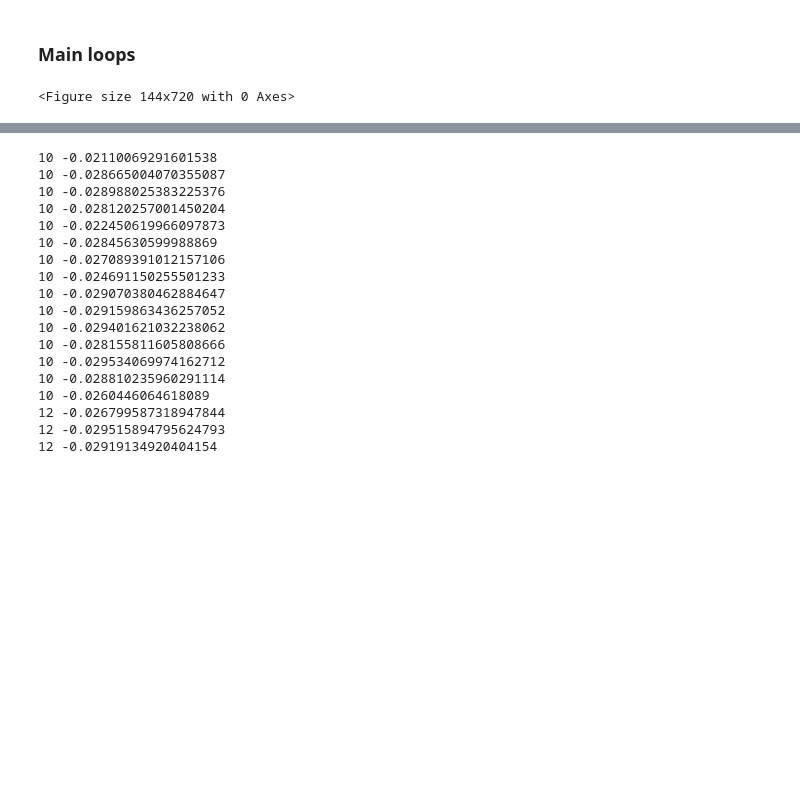
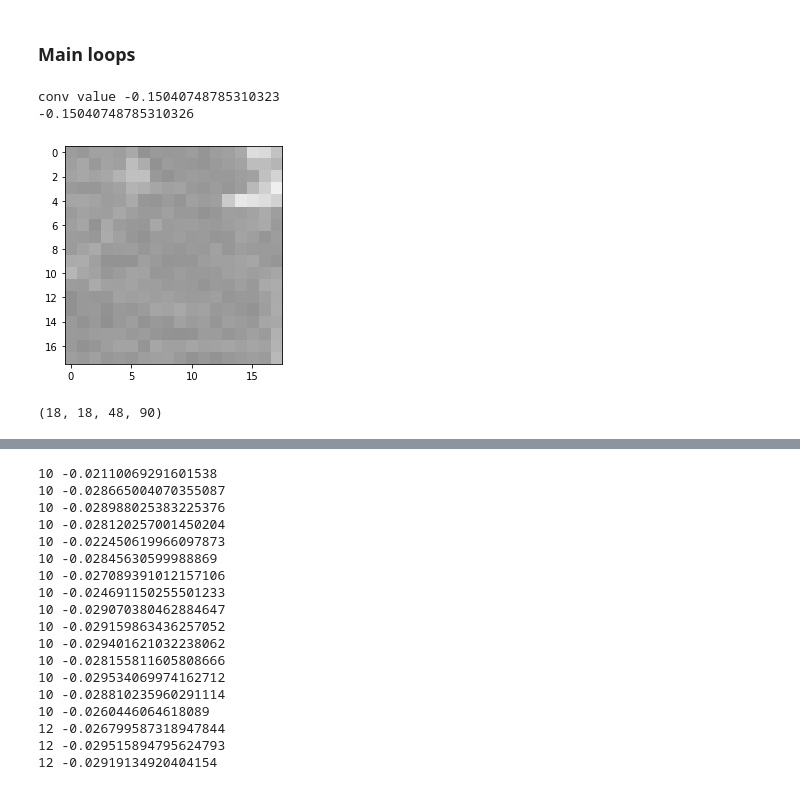
Before and after one commit to andrew-veriga/MathForML, a Jupyter notebook: ConvolutionalCoffieCircles.ipynb, the cells around one changed output, grey strips where cells are left out. Cells and saved outputs as stored; diff of their text form; code cells hidden in the pictures; blank space fills up the shorter version.

```diff
--- a/ConvolutionalCoffieCircles.ipynb
+++ b/ConvolutionalCoffieCircles.ipynb
@@ -56,7 +56,7 @@ print (Image.shape)
 # %%
 firstX=1
 firstY=1
-ImageSize = (48,64) #Image.shape
+ImageSize = (48,90) #Image.shape
 MaxSize = 40
 MinSize = 10
 Contrast = .18
@@ -186,38 +186,32 @@ conv value -0.08034258328586487
 ### Main loops
 # %%
 
-  _mask=getFuzzyMask( 18, Thick )
+  SquareSize=18
+  _mask=getFuzzyMask( SquareSize, Thick )
   mask_size = _mask.shape[0]
   pad_size = mask_size // 2
-  rem = mask_size % 2
-  horisontal_pad = np.zeros((ImageSize[0], pad_size), dtype=np.float64)
+  rest = mask_size % 2
+  horisontal_pad = np.random.rand(ImageSize[0], pad_size)#, dtype=np.float64)
   vertical_pad = np.zeros((pad_size, ImageSize[1]+pad_size*2), dtype=np.float64)
   a = np.hstack((horisontal_pad, Image[:ImageSize[0],:ImageSize[1]], horisontal_pad))
   a = np.vstack((vertical_pad, a, vertical_pad))
 
-  sub_shape = (mask.shape)
-  view_shape = tuple(np.subtract(a.shape, sub_shape )+ rem ) + sub_shape
+  sub_shape = (_mask.shape)
+  view_shape = (ImageSize[0]+ rest,ImageSize[1]+ rest, sub_shape[0] , sub_shape[1] )
   strides = a.strides + a.strides
   sub_matrices = np.lib.stride_tricks.as_strided(a,view_shape,strides)
-  import math
-  num = np.abs(math.sqrt(len(sub_matrices)))
-  fig = plt.gcf()
-  fig.set_size_inches(1*2 , 5*2 )
-
-  i=0
-  #SquareSize=18, (x,y)= 58, 13
-  x=58
-  y=13
-  posy = y + pad_size
-  posx = x + pad_size
-  index = ImageSize[1] * posy + posx
-
-  for img in sub_matrices[index-2:index+3,:,:]:
-  # Set up subplot; subplot indices start at 1
-    sp = plt.subplot(1, 5, i+1 )
-    sp.axis('Off') # Don't show axes (or gridlines)
-    plt.imshow(img,cmap=plt.get_cmap('gray'), vmin=0, vmax=1)
-    i+=1
-  plt.show()
+  #arbirtary region
+  square = sub_matrices[pad_size,pad_size,:,:]
+  plt.imshow(square,plt.get_cmap('gray'), vmin=-1, vmax=1)
+  print('conv value', FuzzyCircleConv(_mask,square)/size**2)
+  m=np.sum(np.multiply(sub_matrices,_mask), axis=(2,3))/(mask_size**2)
+  # m = np.sum(np.multiply(square,_mask))/(mask_size**2)
+  print(m[pad_size,pad_size])
 # %% [output]
-<Figure size 144x720 with 0 Axes>
+conv value -0.15040748785310323
+-0.15040748785310326
+[figure, added]
+# %%
+sub_matrices.shape
+# %% [output]
+(18, 18, 48, 90)
```
Also changed, not shown: parts of 9 cells of this notebook.
